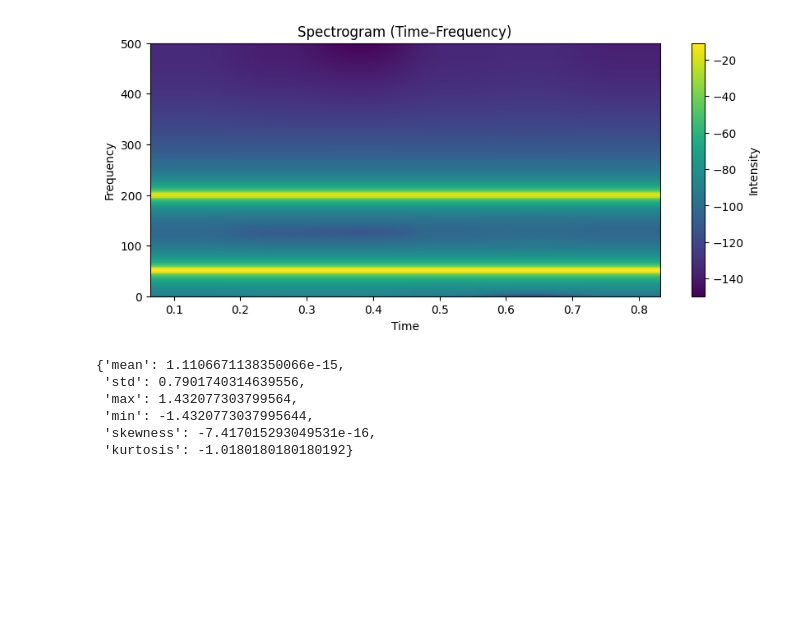
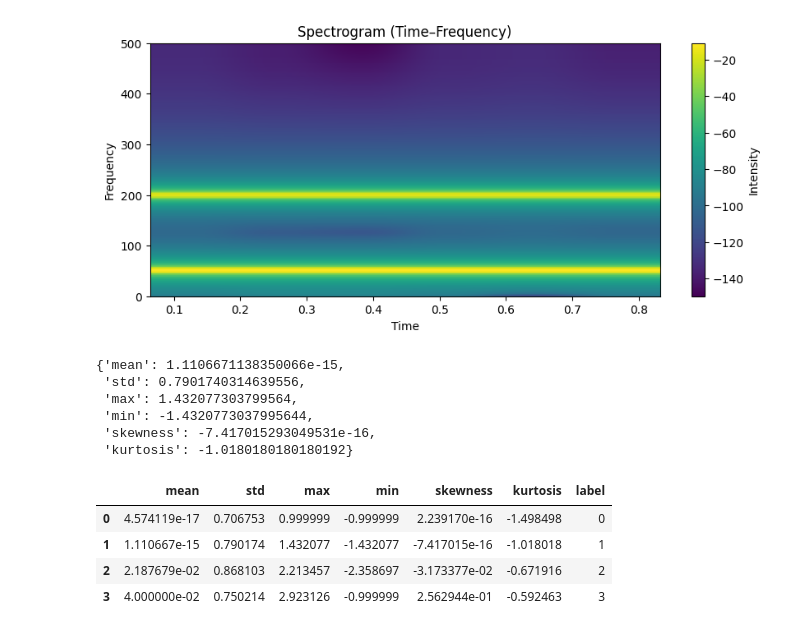
Before and after one commit to Tanmai7/AI_RFI_Detection_Project, a Jupyter notebook: notebooks/01_signal_dataset_generation.ipynb, the cells around one changed output. Saved outputs shown, nothing was run; the diff lists cells and outputs as text; code cells hidden in the pictures; blank space fills up the shorter version.

```diff
--- a/notebooks/01_signal_dataset_generation.ipynb
+++ b/notebooks/01_signal_dataset_generation.ipynb
@@ -190,3 +191,14 @@ feature_df.to_csv(r"D:\AI_RFI_Detection_Project\data\processed/rfi_features.csv"
 # %%
 # #Clean ML-ready dataset
 # Separates raw data and processed data
+# %%
+# #step 5
+# LOAD FEATURE DATASET
+features_df = pd.read_csv(r"D:\AI_RFI_Detection_Project\data\processed/rfi_features.csv")
+features_df
+# %% [output]
+|  | mean | std | max | min | skewness | kurtosis | label |
+| 0 | 4.574119e-17 | 0.706753 | 0.999999 | -0.999999 | 2.239170e-16 | -1.498498 | 0 |
+| 1 | 1.110667e-15 | 0.790174 | 1.432077 | -1.432077 | -7.417015e-16 | -1.018018 | 1 |
+| 2 | 2.187679e-02 | 0.868103 | 2.213457 | -2.358697 | -3.173377e-02 | -0.671916 | 2 |
+| 3 | 4.000000e-02 | 0.750214 | 2.923126 | -0.999999 | 2.562944e-01 | -0.592463 | 3 |
```
Also changed, not shown: parts of 14 cells of this notebook, 3 other files.
